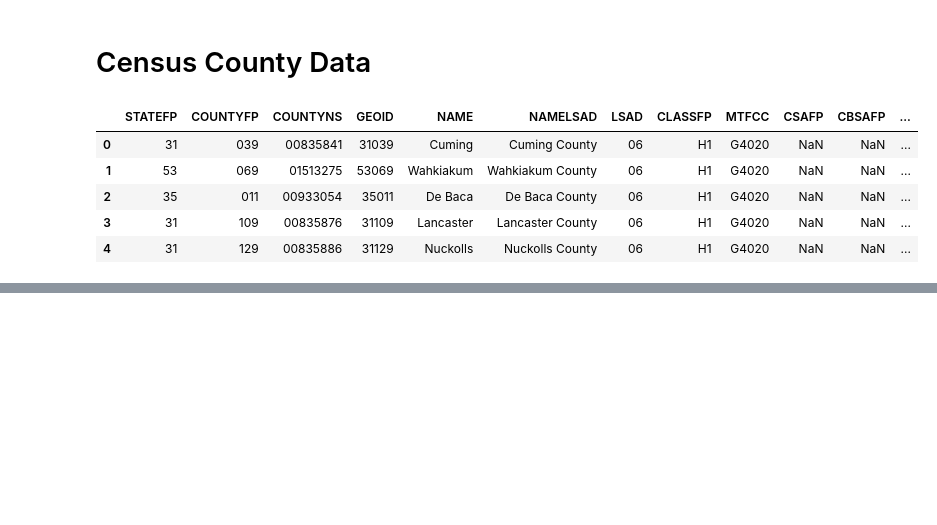
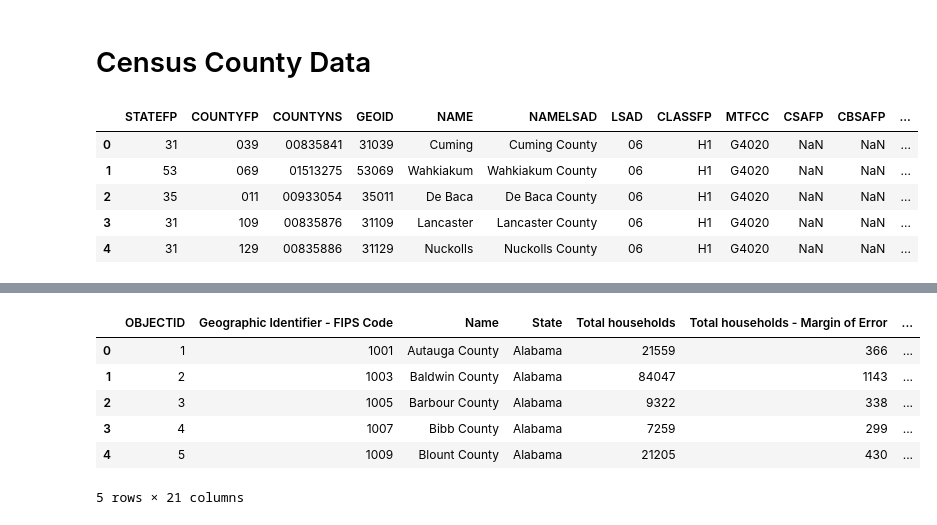
Before and after one commit to ethanheine/community-internet-access, a Jupyter notebook: analysis_testing.ipynb, the cells around one changed output, grey strips where cells are left out. Saved outputs shown, nothing was run; the diff lists cells and outputs as text; code cells hidden in the pictures; blank space fills up the shorter version.

```diff
--- a/analysis_testing.ipynb
+++ b/analysis_testing.ipynb
@@ -24,0 +50,13 @@ or_counties = us_counties.loc[us_counties['STATEFP'] == '41'].to_crs('EPSG:32610
+# %%
+# read internet speed data from NTIA csv file
+county_data_df = pd.read_csv('../Data/broadband_counties.csv')
+# %%
+county_data_df.head()
+# %% [output]
+|  | OBJECTID | Geographic Identifier - FIPS Code | Name | State | Total households | Total households - Margin of Error | ... |
+| 0 | 1 | 1001 | Autauga County | Alabama | 21559 | 366 | ... |
+| 1 | 2 | 1003 | Baldwin County | Alabama | 84047 | 1143 | ... |
+| 2 | 3 | 1005 | Barbour County | Alabama | 9322 | 338 | ... |
+| 3 | 4 | 1007 | Bibb County | Alabama | 7259 | 299 | ... |
+| 4 | 5 | 1009 | Blount County | Alabama | 21205 | 430 | ... |
+5 rows × 21 columns
```
Also changed, not shown: parts of 15 cells of this notebook.
